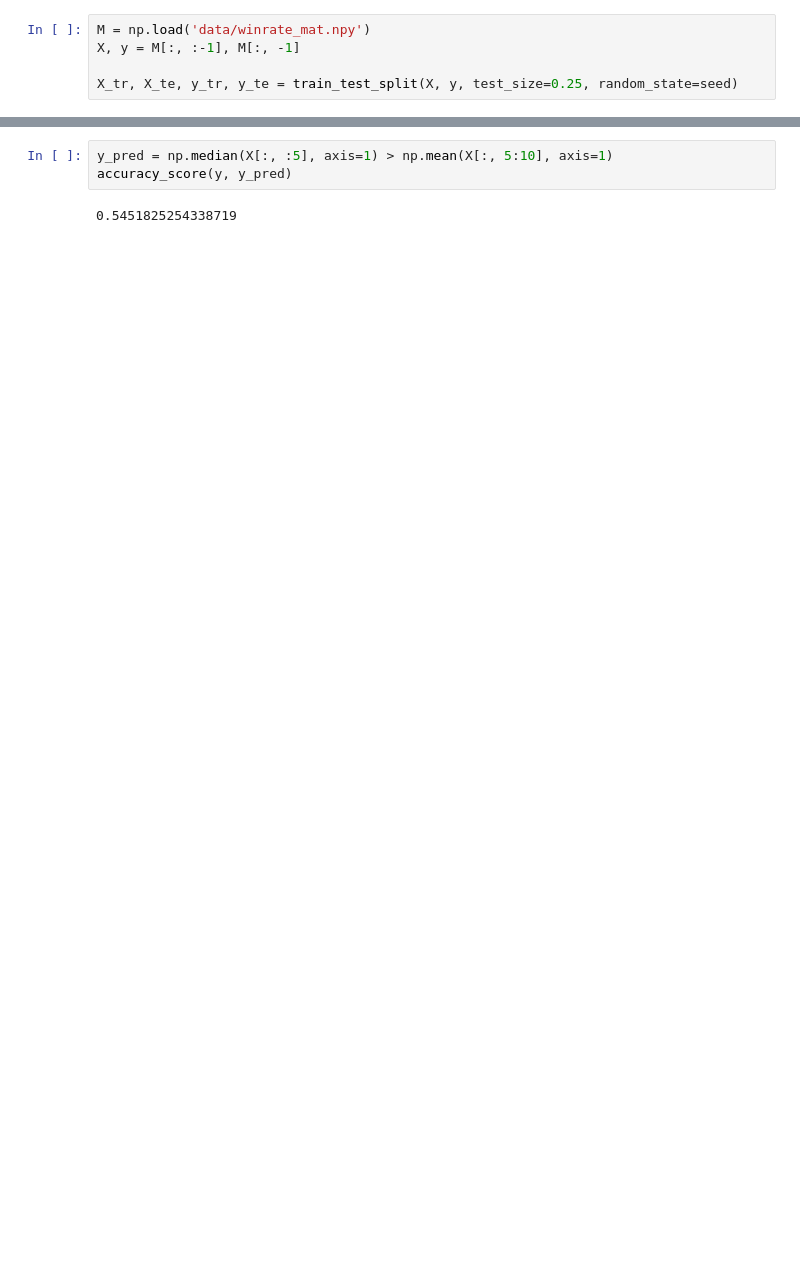
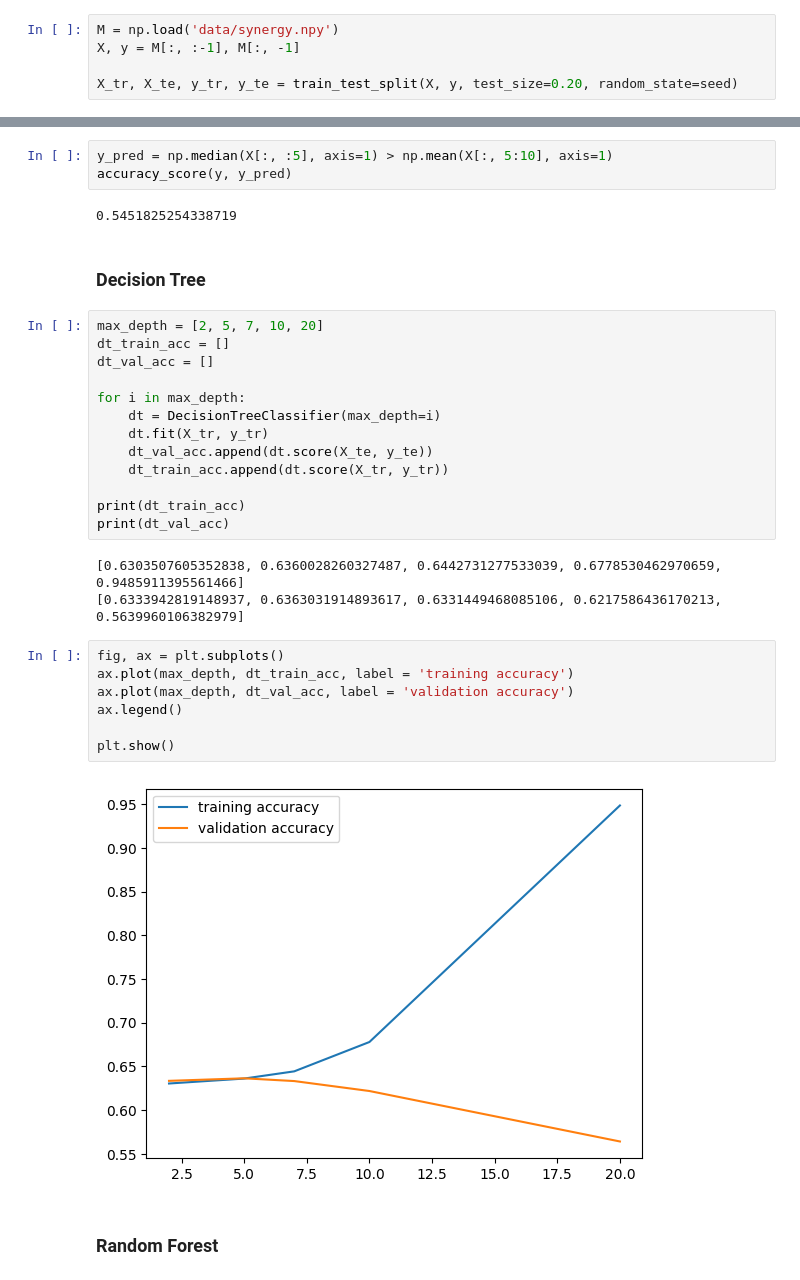
Before and after one commit to STATS-170-Team-10/lol-data-wrangling, a Jupyter notebook: models.ipynb, the cells around one changed output, grey strips where cells are left out. Cells and saved outputs as stored; diff of their text form; blank space fills up the shorter version.

```diff
--- a/models.ipynb
+++ b/models.ipynb
@@ -8,7 +12,7 @@ from sklearn.metrics import accuracy_score
 seed = 1234
 np.random.seed(seed)
 # %%
-M = np.load('data/winrate_mat.npy')
+M = np.load('data/synergy.npy')
 X, y = M[:, :-1], M[:, -1]
 
-X_tr, X_te, y_tr, y_te = train_test_split(X, y, test_size=0.25, random_state=seed)
+X_tr, X_te, y_tr, y_te = train_test_split(X, y, test_size=0.20, random_state=seed)
@@ -45,3 +67,32 @@ y_pred = np.median(X[:, :5], axis=1) > np.mean(X[:, 5:10], axis=1)
 accuracy_score(y, y_pred)
 # %% [output]
 0.5451825254338719
+# %% [markdown]
+### Decision Tree
+# %%
+max_depth = [2, 5, 7, 10, 20]
+dt_train_acc = []
+dt_val_acc = []
+
+for i in max_depth:
+    dt = DecisionTreeClassifier(max_depth=i)
+    dt.fit(X_tr, y_tr)
+    dt_val_acc.append(dt.score(X_te, y_te))
+    dt_train_acc.append(dt.score(X_tr, y_tr))
+
+print(dt_train_acc)
+print(dt_val_acc)
+# %% [output]
+[0.6303507605352838, 0.6360028260327487, 0.6442731277533039, 0.6778530462970659, 0.9485911395561466]
+[0.6333942819148937, 0.6363031914893617, 0.6331449468085106, 0.6217586436170213, 0.5639960106382979]
+# %%
+fig, ax = plt.subplots()
+ax.plot(max_depth, dt_train_acc, label = 'training accuracy')
+ax.plot(max_depth, dt_val_acc, label = 'validation accuracy')
+ax.legend()
+
+plt.show()
+# %% [output]
+[figure, added]
+# %% [markdown]
+### Random Forest
```
Also changed, not shown: parts of 35 cells of this notebook, 4 other files.
